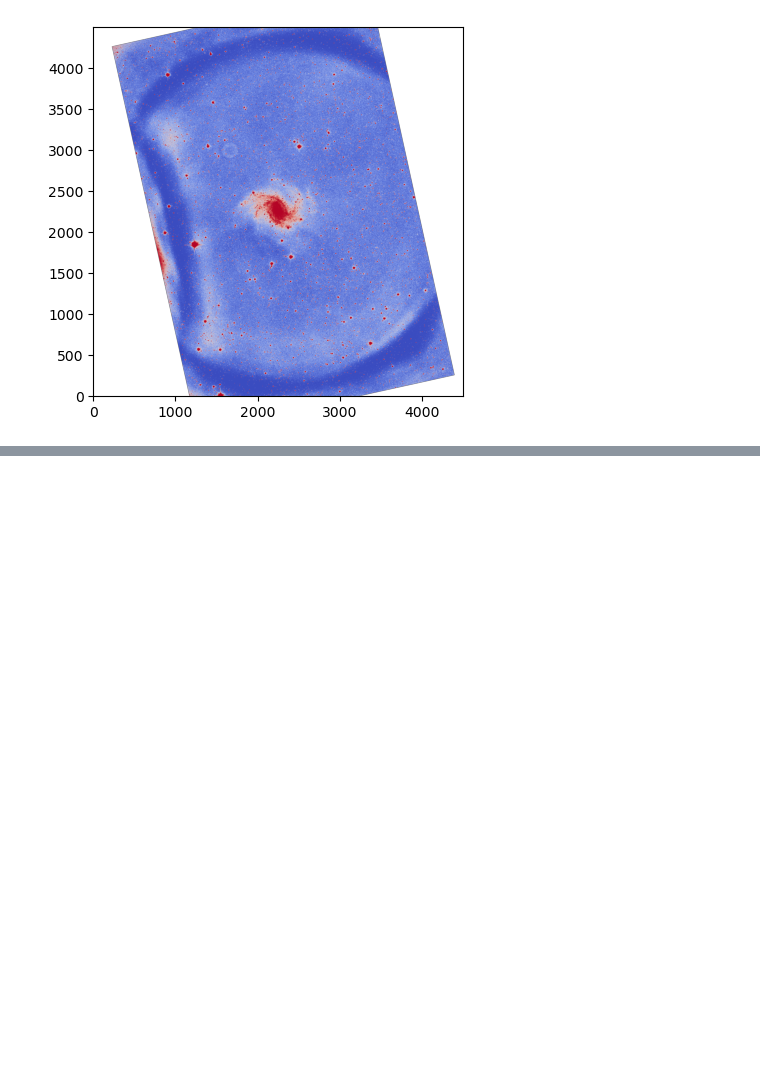
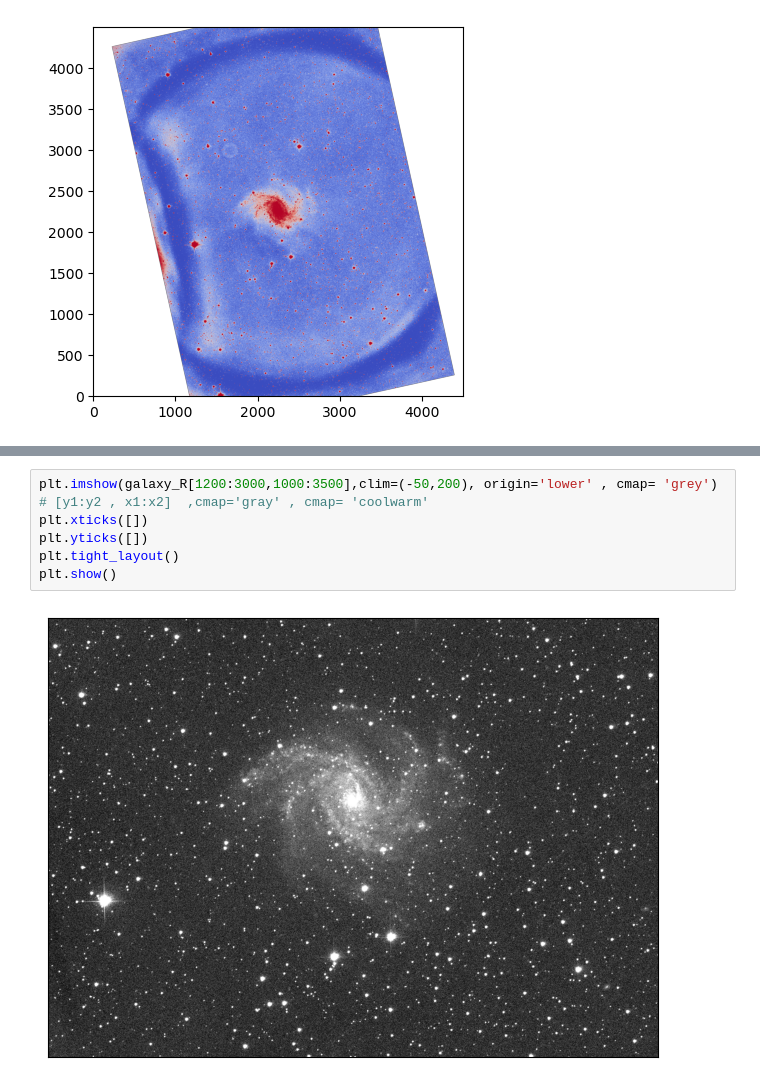
Before and after one commit to DemetryG16/DATA_ACQU_LAB, a Jupyter notebook: 07-Master_Galaxy.ipynb, the cells around one changed output, grey strips where cells are left out. Cells and saved outputs as stored; diff of their text form; blank space fills up the shorter version.

```diff
--- a/07-Master_Galaxy.ipynb
+++ b/07-Master_Galaxy.ipynb
@@ -68,3 +68,11 @@ plt.tight_layout()
 plt.show()
 # %% [output]
 [figure]
+# %%
+plt.imshow(galaxy_R[1200:3000,1000:3500],clim=(-50,200), origin='lower' , cmap= 'grey') # [y1:y2 , x1:x2]  ,cmap='gray' , cmap= 'coolwarm'
+plt.xticks([])
+plt.yticks([])
+plt.tight_layout()
+plt.show()
+# %% [output]
+[figure, added]
```
Also changed, not shown: parts of 3 cells of this notebook, 3 other files.
